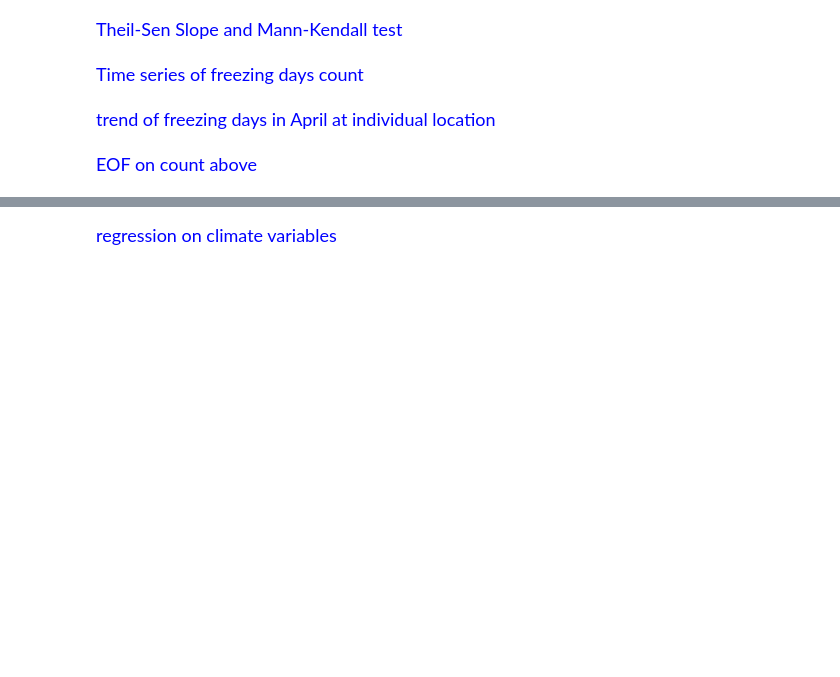
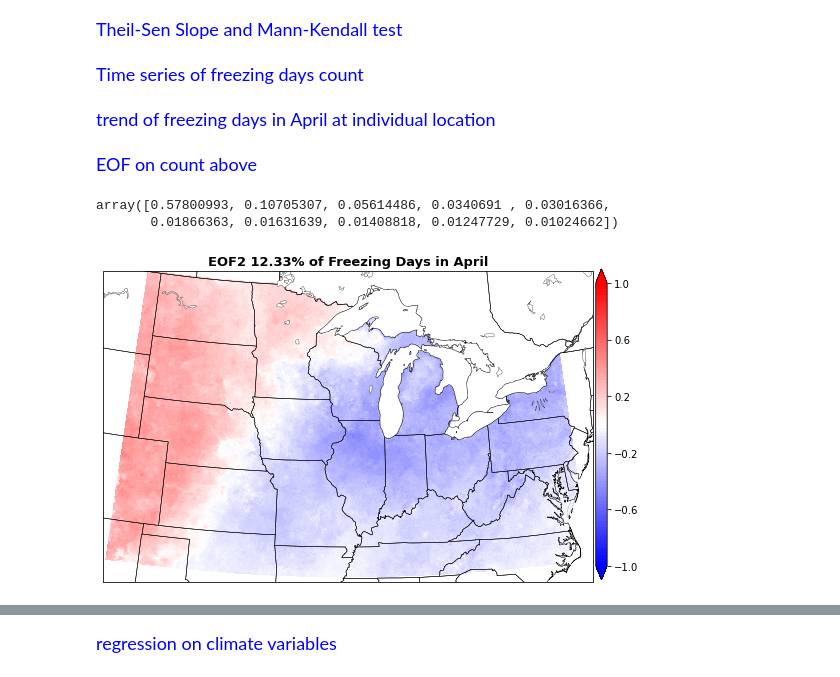
Before and after one commit to Diane1306/ERA5_PRISM, a Jupyter notebook: CompositeAnalysis.ipynb, the cells around one changed output, grey strips where cells are left out. Cells and saved outputs as stored; diff of their text form; code cells hidden in the pictures; blank space fills up the shorter version.

```diff
--- a/CompositeAnalysis.ipynb
+++ b/CompositeAnalysis.ipynb
@@ -622,22 +622,19 @@ from sklearn import preprocessing
 scaler  = preprocessing.StandardScaler()
 from sklearn.decomposition import PCA
 # %%
-t = 38
+mi = 2
+count = np.load(f'./var/Min0DaysCount.npy')[:, mi, :, :]
+t, y, x = count.shape
+X = count.reshape((t, y*x))
+flag = np.where(np.isnan(mask.reshape(-1)), False, True)
+X = X[:,flag]
+X = (X - X.mean()) / X.std()
+# X = np.where(np.isnan(X), 0, X)
 
-count = np.load('./var/Min0DaysCount.npy')
-count_anomaly = count[:, 2, :, :] - count[:, 2, :, :].mean(axis=0)
-
-X1 = count_anomaly.reshape((t, y*x))
-X1 = np.ma.masked_array(X1, np.isnan(X1))
-
-nonflag = X1.sum(0).mask
-flag = ~nonflag
-X1 = X1[:,flag]
-X1 = (X1 - X1.mean()) / X1.std()
 
 skpca = PCA()
-pca1 = skpca.fit(X1)
-X1_pc = pca1.transform(X1)
+pca1 = skpca.fit(X)
+X1_pc = pca1.transform(X)
 
 pc = (X1_pc[:, :2] - X1_pc[:, :2].mean()) / X1_pc[:, :2].std()
-# count_anomaly.shape
+# np.count_nonzero(np.isnan(X))
@@ -651,28 +641,35 @@ pca1.explained_variance_ratio_[0:10]
+# %%
+pca1.explained_variance_ratio_[0:10]
+# %% [output]
+array([0.57800993, 0.10705307, 0.05614486, 0.0340691 , 0.03016366,
+       0.01866363, 0.01631639, 0.01408818, 0.01247729, 0.01024662])
 # %%
-n_comp = 1
-EOFs = pca1.components_[n_comp,:]
+ii = 1
+EOFs = pca1.components_[ii,:]
 EOF_recons = np.ones(x*y) * -999.
 EOF_recons[flag] = EOFs[:]
 EOF_recons = np.ma.masked_values(EOF_recons.reshape((y, x)), -999.)
 
-title = ['EOF1 59.81%', 'EOF2 9.91%']
+mon = ['March', 'April', 'May', 'Total']
+title = [f'EOF1 {100*pca1.explained_variance_ratio_[ii]:.2f}%', f'EOF2 {100*pca1.explained_variance_ratio_[ii]:.2f}%']
 extent = [-105, -75, 34, 49]
-ii = 1
 fig = plt.figure(figsize=(8, 6))
 ax = plt.axes(projection=ccrs.AlbersEqualArea(np.mean(extent[:2]), np.mean(extent[2:])))
 ax.set_extent(extent)
 ax.add_feature(cartopy.feature.STATES.with_scale('10m'), lw=.5)
 ax.add_feature(cartopy.feature.BORDERS, lw=.3, linestyle=':')
 ax.add_feature(cartopy.feature.COASTLINE, lw=.3, linestyle=':')
 ax.add_feature(cartopy.feature.LAKES, edgecolor='black', facecolor='white', lw=.3)
 
 levels = MaxNLocator(nbins=100).tick_values(-1, 1)
 cmap = plt.get_cmap('bwr')
 norm = BoundaryNorm(levels, ncolors=cmap.N, clip=True)
 
 pc = plt.pcolormesh(Lon, Lat, np.where(mask, 100*EOF_recons, np.nan), cmap=cmap, norm=norm, transform=ccrs.PlateCarree())
-plt.title(f'{title[ii]}', fontsize=13, fontweight='bold')
+plt.title(f'{title[ii]} of Freezing Days in {mon[mi]}', fontsize=13, fontweight='bold')
 fig.subplots_adjust(bottom=0, top=0.95, left=0.05, right=0.9)
 cb_ax = fig.add_axes([0.905, 0.12, 0.02, 0.72])
-cbar = fig.colorbar(pc, cax=cb_ax, ticks=np.arange(-1, 1.1, .2), extend='both')
+cbar = fig.colorbar(pc, cax=cb_ax, ticks=np.arange(-1, 1.1, .4), extend='both')
+# %% [output]
+[figure, added]
 # %%
```
Also changed, not shown: parts of 7 cells of this notebook, 4 other files.
